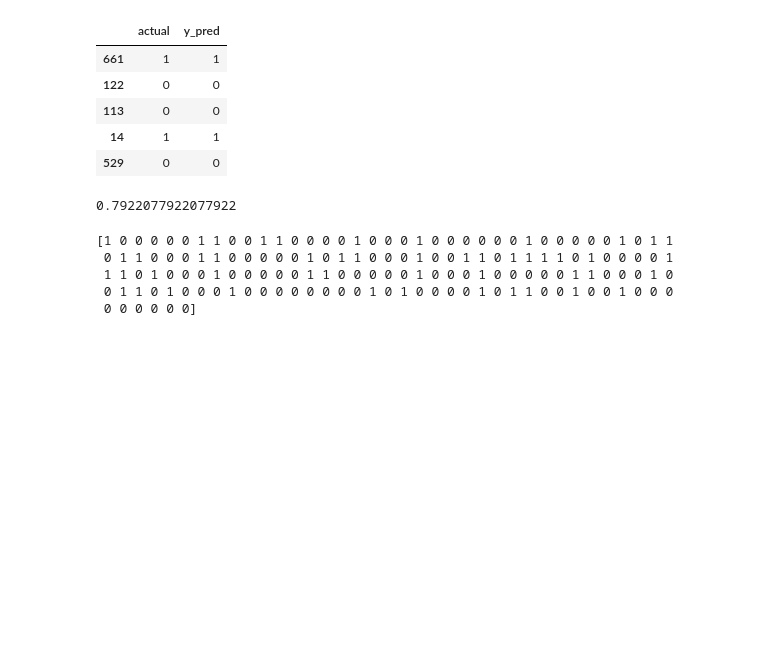
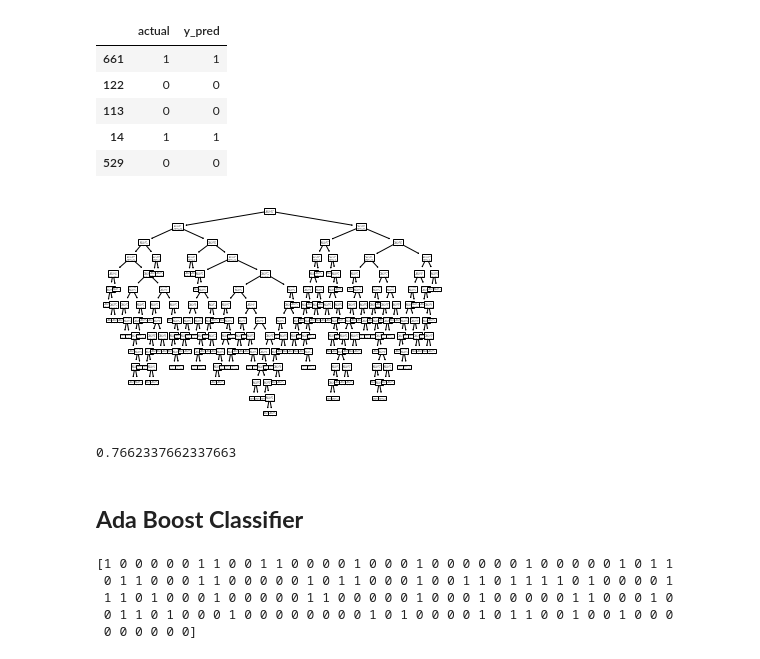
Before and after one commit to 19PA1A0548/ensembel1, a Jupyter notebook: Untitled42.ipynb, the cells around one changed output. Saved outputs shown, nothing was run; the diff lists cells and outputs as text; code cells hidden in the pictures; blank space fills up the shorter version.

```diff
--- a/Untitled42.ipynb
+++ b/Untitled42.ipynb
@@ -83,4 +141,5 @@ model1=DecisionTreeClassifier()
 # %%
-model1.fit(x_train,y_train)
+#fitting our trainig data into model and predicting
+b=model1.fit(x_train,y_train)
 y_pred1=model1.predict(x_test)
 # %%
@@ -93,8 +153,17 @@ dataframe1.head()
 | 113 | 0 | 0 |
 | 14 | 1 | 1 |
 | 529 | 0 | 0 |
-# %%
-print(accuracy_score(y_test,y_pred1))
-# %% [output]
-0.7922077922077922
+# %%
+# plotting the decision tree
+from sklearn import tree
+tree.plot_tree(b.fit(x,y));
+# %% [output]
+[figure, added]
+# %%
+# finding the accuracy of model
+print(accuracy_score(y_test,y_pred1))
+# %% [output]
+0.7662337662337663
+# %% [markdown]
+## **Ada Boost Classifier**
 # %%
```
Also changed, not shown: parts of 30 cells of this notebook.
